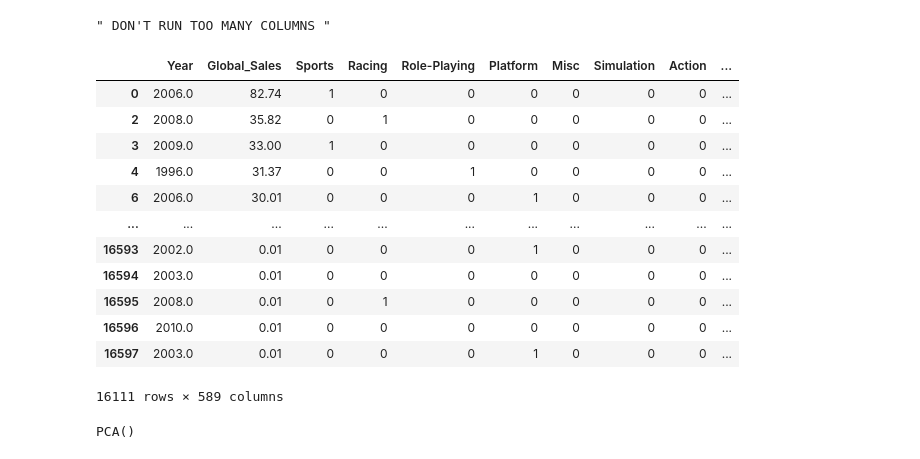
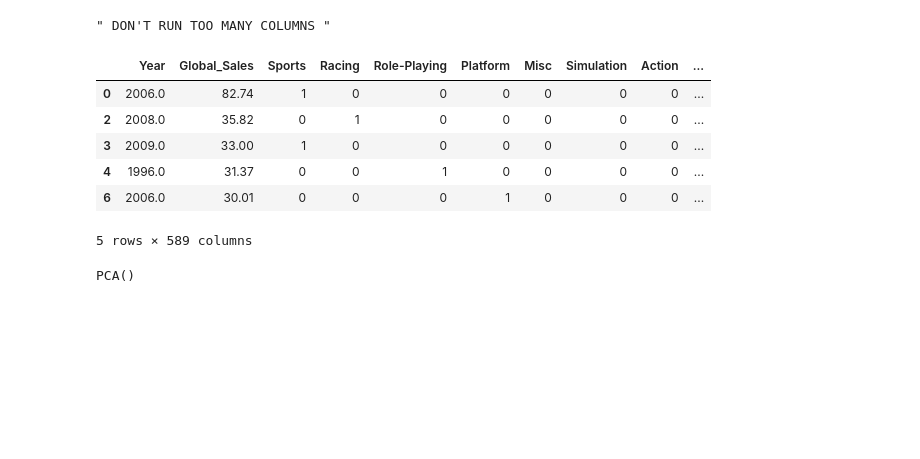
Before and after one commit to PKrystian/DataSetGames_Project, a Jupyter notebook: DataSetGames_Project.ipynb, the cells around one changed output. Cells and saved outputs as stored; diff of their text form; code cells hidden in the pictures; blank space fills up the shorter version.

```diff
--- a/DataSetGames_Project.ipynb
+++ b/DataSetGames_Project.ipynb
@@ -152,21 +139,15 @@ See the caveats in the documentation: https://pandas.pydata.org/pandas-docs/stab
 # %% [output]
 " DON'T RUN TOO MANY COLUMNS "
 # %%
-games_dataset
+games_dataset.head(5)
 # %% [output]
 |  | Year | Global_Sales | Sports | Racing | Role-Playing | Platform | Misc | Simulation | Action | ... |
 | 0 | 2006.0 | 82.74 | 1 | 0 | 0 | 0 | 0 | 0 | 0 | ... |
 | 2 | 2008.0 | 35.82 | 0 | 1 | 0 | 0 | 0 | 0 | 0 | ... |
 | 3 | 2009.0 | 33.00 | 1 | 0 | 0 | 0 | 0 | 0 | 0 | ... |
 | 4 | 1996.0 | 31.37 | 0 | 0 | 1 | 0 | 0 | 0 | 0 | ... |
 | 6 | 2006.0 | 30.01 | 0 | 0 | 0 | 1 | 0 | 0 | 0 | ... |
-| ... | ... | ... | ... | ... | ... | ... | ... | ... | ... | ... |
-| 16593 | 2002.0 | 0.01 | 0 | 0 | 0 | 1 | 0 | 0 | 0 | ... |
-| 16594 | 2003.0 | 0.01 | 0 | 0 | 0 | 0 | 0 | 0 | 0 | ... |
-| 16595 | 2008.0 | 0.01 | 0 | 1 | 0 | 0 | 0 | 0 | 0 | ... |
-| 16596 | 2010.0 | 0.01 | 0 | 0 | 0 | 0 | 0 | 0 | 0 | ... |
-| 16597 | 2003.0 | 0.01 | 0 | 0 | 0 | 1 | 0 | 0 | 0 | ... |
-16111 rows × 589 columns
+5 rows × 589 columns
 # %%
 # Remove any Nan columns
 games_dataset = games_dataset.loc[:, games_dataset.columns.notna()]
```
Also changed, not shown: parts of 11 cells of this notebook, 1 other file.
